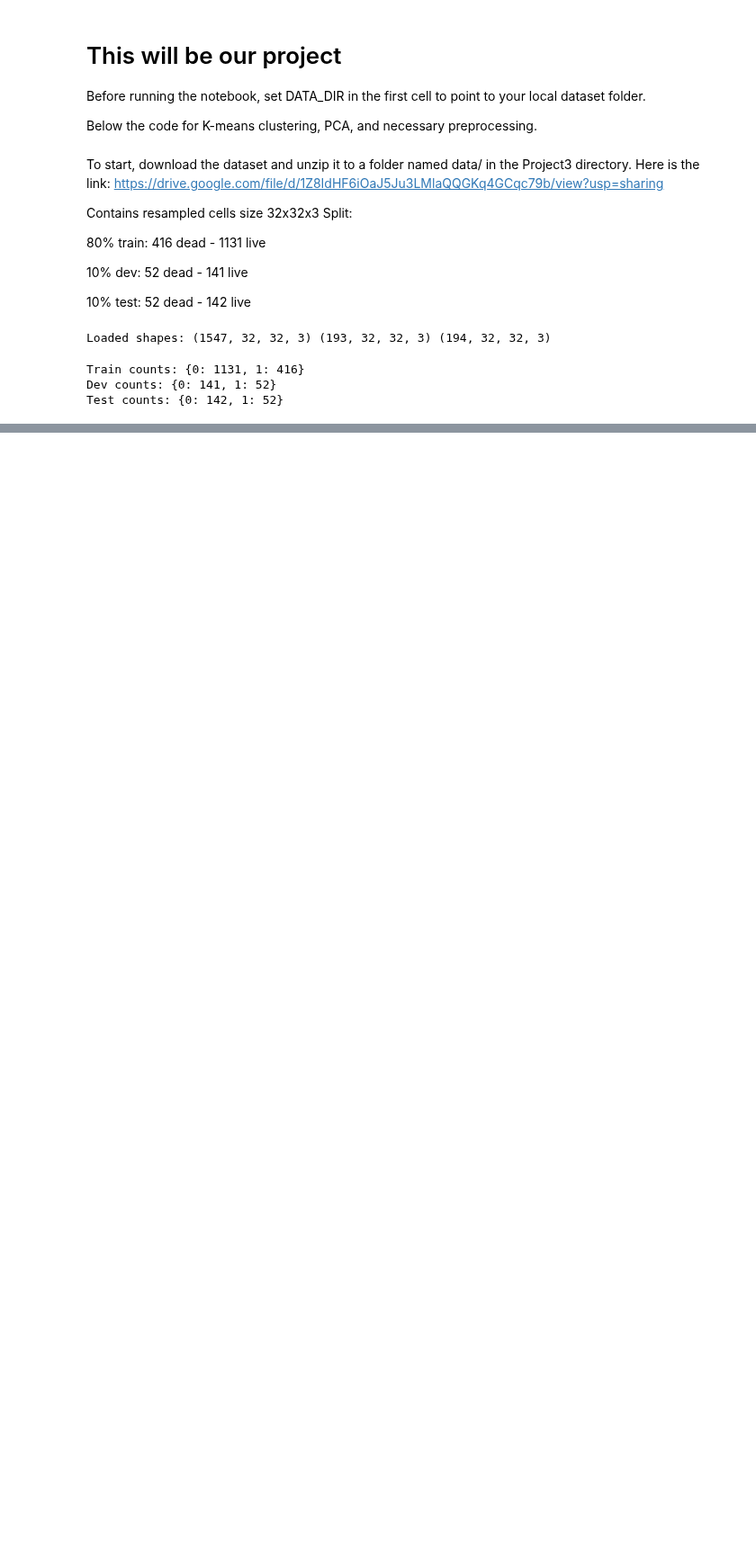
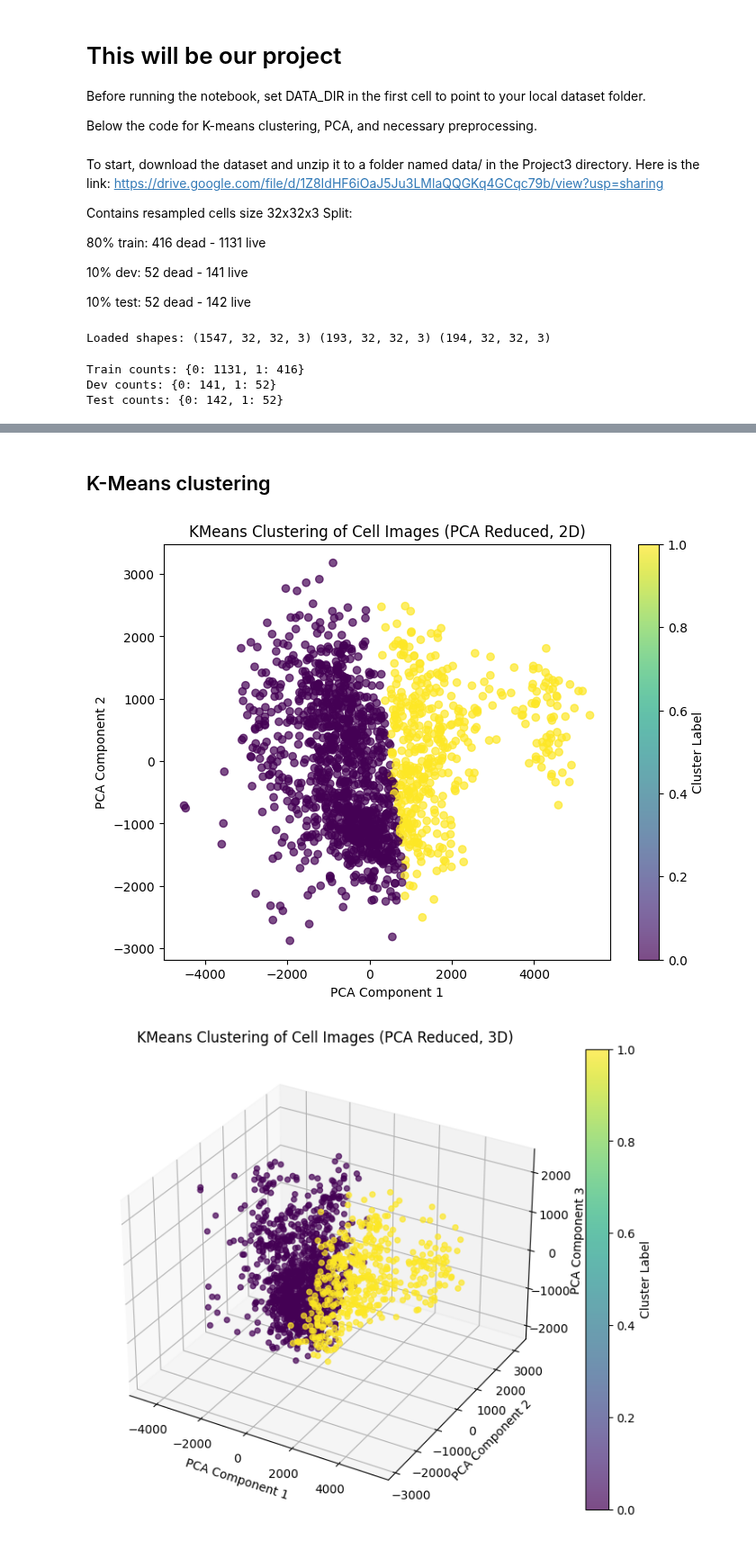
Before and after one commit to Twaal/applied-data-analysis-and-ml, a Jupyter notebook: Project3/code/project3.ipynb, the cells around one changed output, grey strips where cells are left out. Shown at 90% size. Drawn from its saved outputs; the diff is of its cells as text; code cells hidden in the pictures; blank space fills up the shorter version.

```diff
--- a/Project3/code/project3.ipynb
+++ b/Project3/code/project3.ipynb
@@ -112,0 +106,34 @@ for m in [2, 5, 10, 20, 50, 100]:
+# %% [markdown]
+## K-Means clustering
+# %%
+# Now lets cluster the data using KMeans and visualize the clusters. Since we know there will be two classes lets set k=2
+kmeans = KMeans(n_clusters=2, random_state=42)
+kmeans.fit(X_train_pca)
+y_pred = kmeans.labels_
+
+# Plot the clustered data in 2D (PC1 vs PC2)
+import matplotlib.pyplot as plt
+plt.figure(figsize=(8, 6))
+plt.scatter(X_train_pca[:, 0], X_train_pca[:, 1], c=y_pred, cmap='viridis', alpha=0.7)
+plt.xlabel('PCA Component 1')
+plt.ylabel('PCA Component 2')
+plt.title('KMeans Clustering of Cell Images (PCA Reduced, 2D)')
+plt.colorbar(label='Cluster Label')
+plt.show()
+
+# Plot the clustered data in 3D (PC1, PC2, PC3)
+from mpl_toolkits.mplot3d import Axes3D  # noqa: F401 unused import
+fig = plt.figure(figsize=(9, 7))
+ax = fig.add_subplot(111, projection='3d')
+sc = ax.scatter(X_train_pca[:, 0], X_train_pca[:, 1], X_train_pca[:, 2], c=y_pred, cmap='viridis', alpha=0.7)
+ax.set_xlabel('PCA Component 1')
+ax.set_ylabel('PCA Component 2')
+ax.set_zlabel('PCA Component 3')
+ax.set_title('KMeans Clustering of Cell Images (PCA Reduced, 3D)')
+fig.colorbar(sc, ax=ax, label='Cluster Label')
+plt.show()
+
+# Evaluate clustering performance
+# %% [output]
+[figure, added]
+[figure, added]
```
Also changed, not shown: parts of 9 cells of this notebook.
